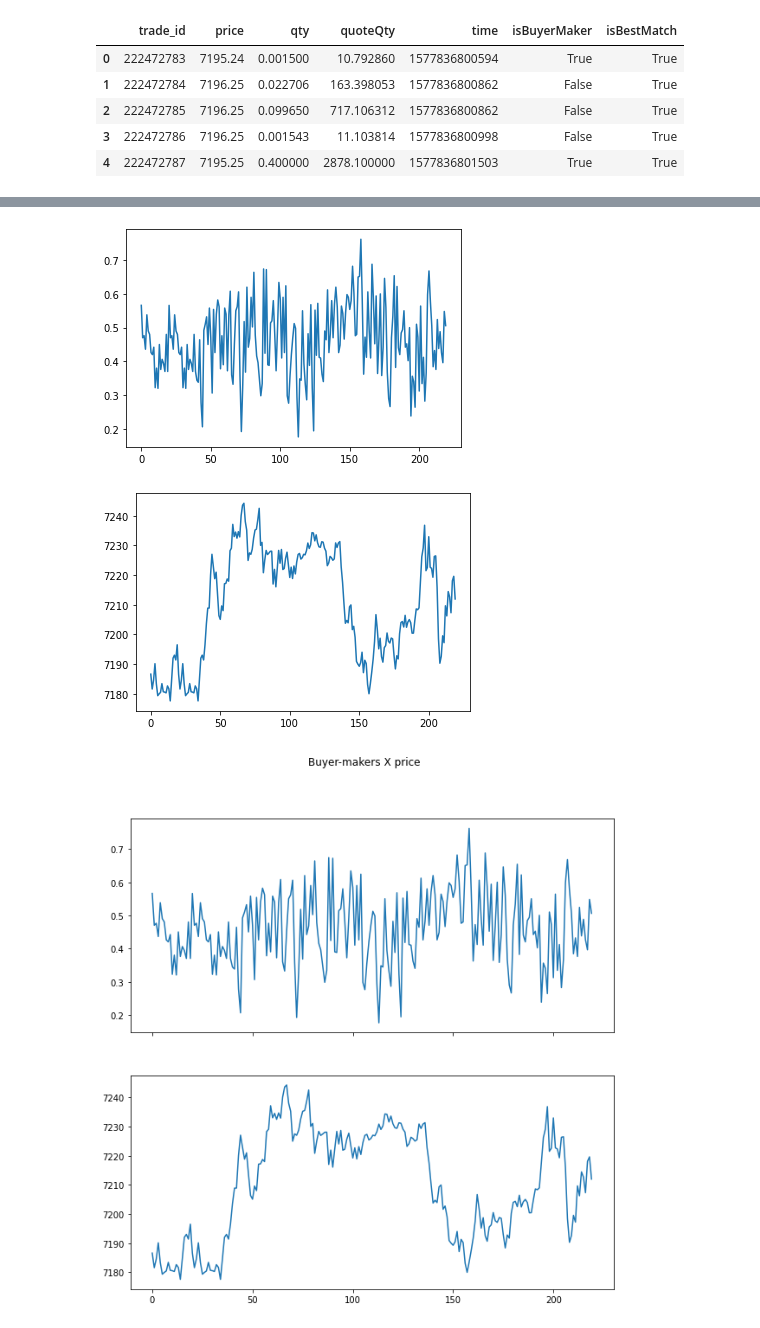
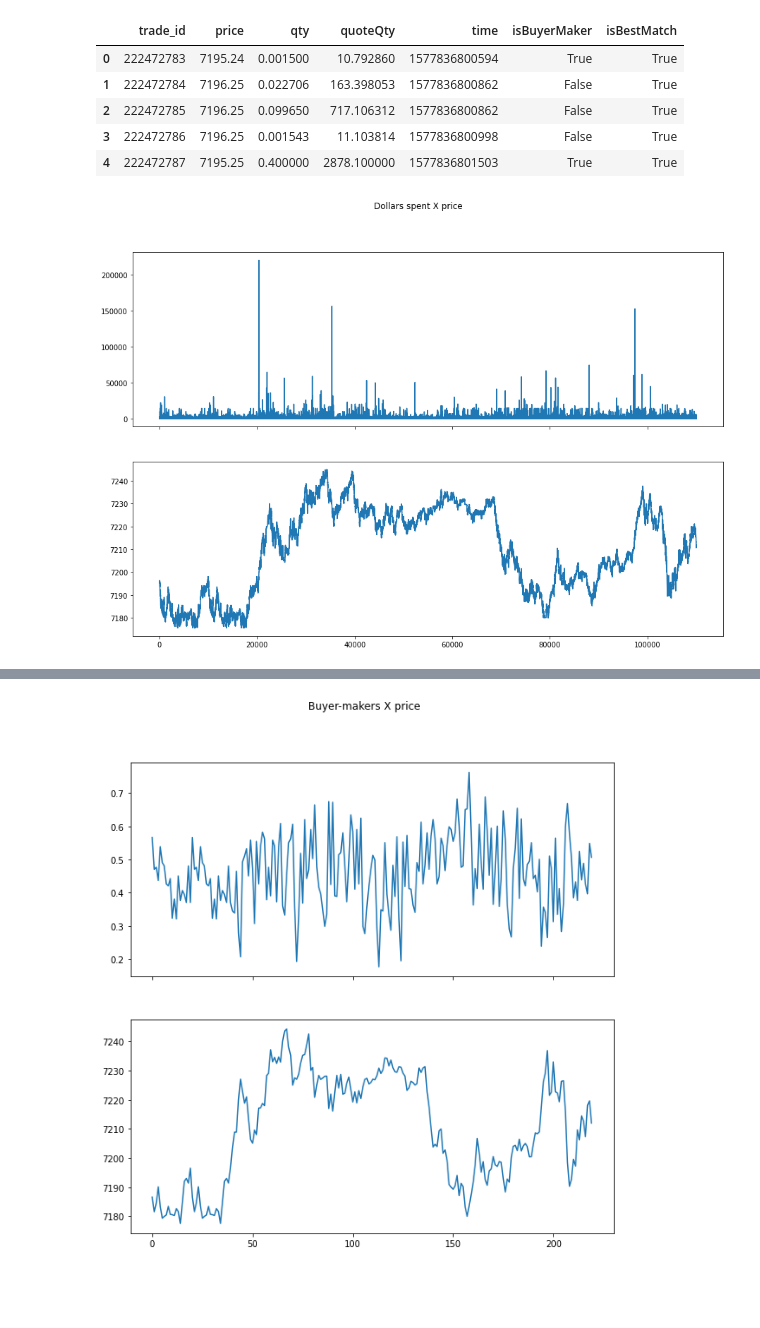
Before and after one commit to victorvalentee/finlib, a Jupyter notebook: test.ipynb, the cells around one changed output, grey strips where cells are left out. Cells and saved outputs as stored; diff of their text form; code cells hidden in the pictures; blank space fills up the shorter version.

Commit message:
Added volume and dollar bars.

```diff
--- a/test.ipynb
+++ b/test.ipynb
@@ -20,4 +20,12 @@ tick_data.head()
 | 2 | 222472785 | 7196.25 | 0.099650 | 717.106312 | 1577836800862 | False | True |
 | 3 | 222472786 | 7196.25 | 0.001543 | 11.103814 | 1577836800998 | False | True |
 | 4 | 222472787 | 7195.25 | 0.400000 | 2878.100000 | 1577836801503 | True | True |
+# %%
+fig, (ax1, ax2) = plt.subplots(nrows=2, sharex=True, figsize=(15, 10))
+fig.suptitle('Dollars spent X price')
+ax1.plot(tick_data['quoteQty'])
+ax2.plot(tick_data['price'])
+plt.show()
+# %% [output]
+[figure, added]
 # %%
@@ -54,14 +64,6 @@ tick_bars_
 | 218 | 2020-01-01 12:20:45.843 | 7217.87 | 7219.57 | 7220.00 | 7215.00 | 40.328536 | 291062.291457 | 0.548 | ... |
 | 219 | 2020-01-01 12:24:34.764 | 7219.57 | 7211.94 | 7221.14 | 7210.63 | 38.302911 | 276470.984651 | 0.506 | ... |
 220 rows × 9 columns
-# %%
-tick_bars_['buyer_maker_pct'].plot();
-# %% [output]
-[figure, removed]
-# %%
-tick_bars_['close'].plot();
-# %% [output]
-[figure, removed]
 # %%
 fig, (ax1, ax2) = plt.subplots(nrows=2, sharex=True, figsize=(10, 10))
 fig.suptitle('Buyer-makers X price')
```
Also changed, not shown: parts of 4 cells of this notebook, 1 other file.
